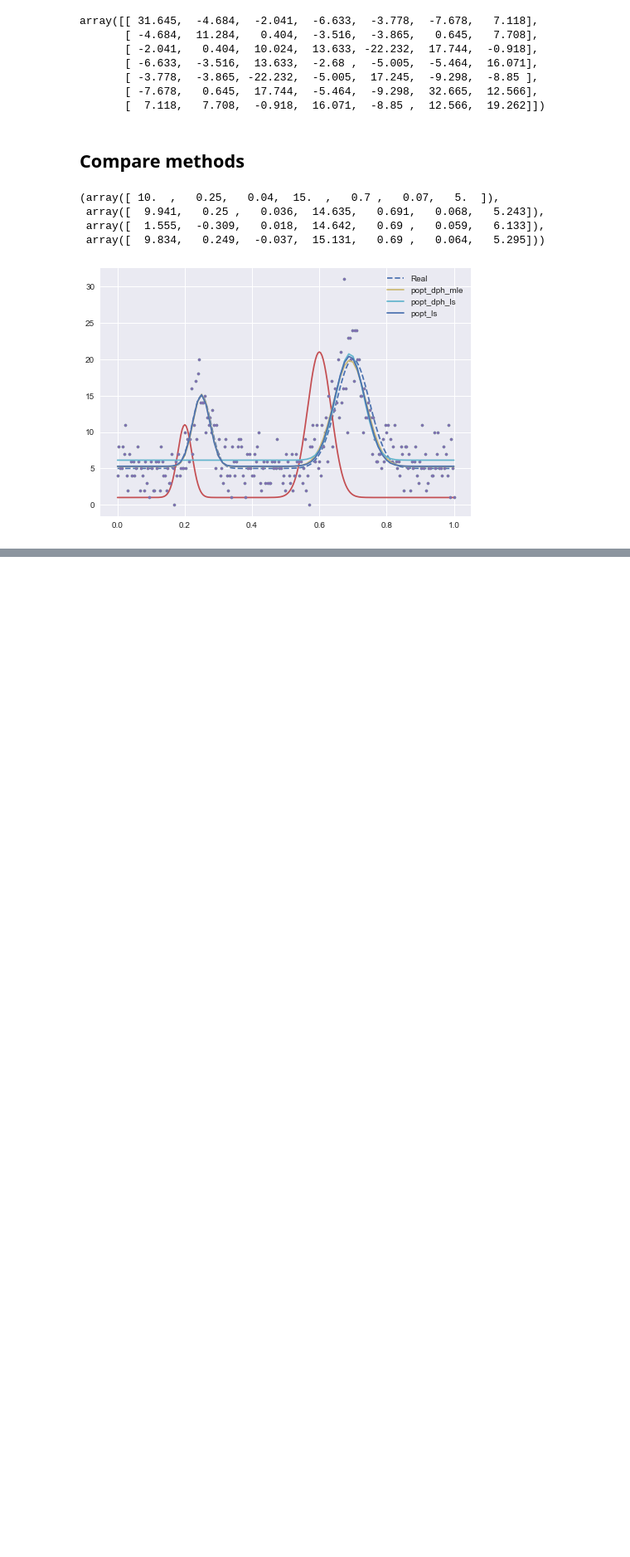
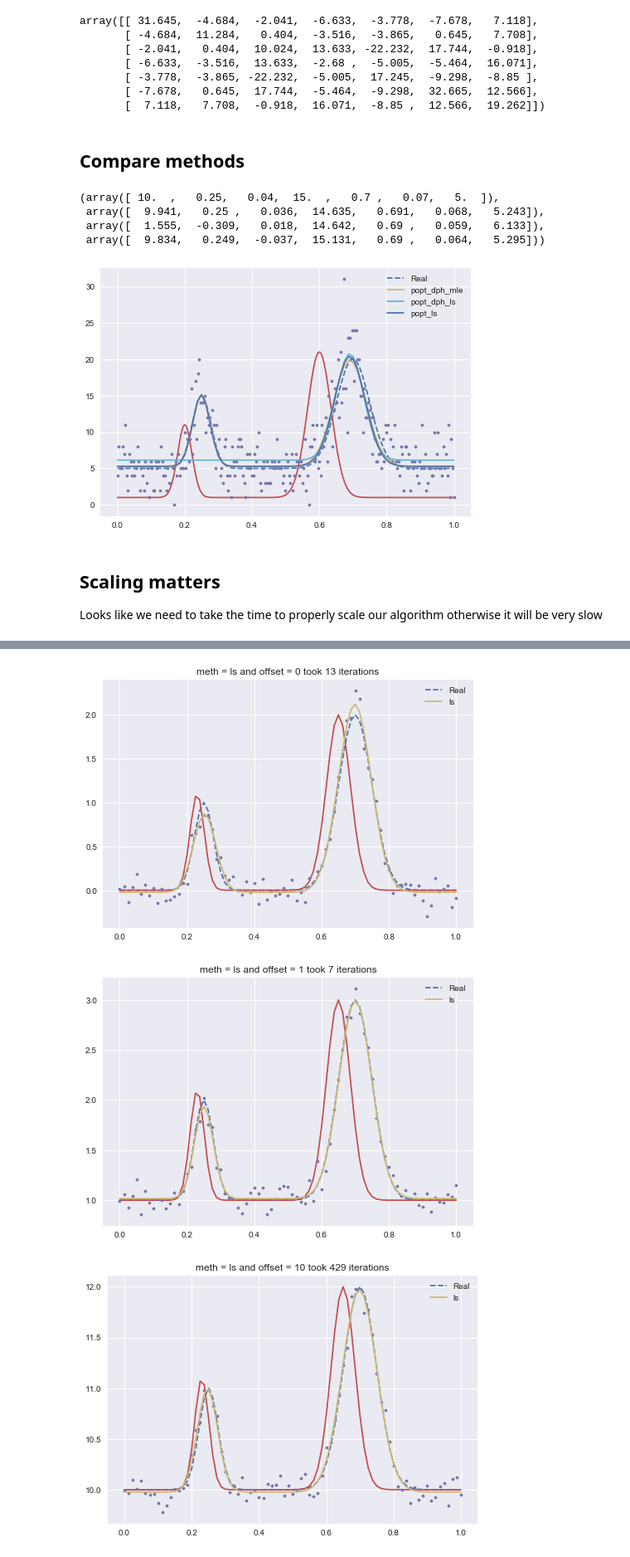
Before and after one commit to david-hoffman/peaks, a Jupyter notebook: notebooks/LM-MLE fitting in Python.ipynb, the cells around one changed output, grey strips where cells are left out. Shown at 83% size. Cells and saved outputs as stored; diff of their text form; code cells hidden in the pictures; blank space fills up the shorter version.

Commit message:
Update notebooks before implementing scaling

```diff
--- a/notebooks/LM-MLE fitting in Python.ipynb
+++ b/notebooks/LM-MLE fitting in Python.ipynb
@@ -776,4 +788,0 @@ infodict
-# %%
-y_fit_mle = test_func(x, *popt_dph_mle)
-plt.plot(x_mle, y_mle, ".")
-plt.plot(x, y_fit_mle)
@@ -891,3 +890,37 @@ plt.legend()
  array([  1.555,  -0.309,   0.018,  14.642,   0.69 ,   0.059,   6.133]),
  array([  9.834,   0.249,  -0.037,  15.131,   0.69 ,   0.064,   5.295]))
 [figure]
+# %% [markdown]
+## Scaling matters
+
+Looks like we need to take the time to properly scale our algorithm otherwise it will be very slow
+# %%
+for meth in ("ls", "lm"):
+    for offset in (0, 1, 10, 100):
+        plt.figure()
+        preal_ls = np.array([1, 0.25, .04, 2, 0.7, 0.07, offset])
+        pguess_ls = np.array([ 1.1  ,  0.23,  0.03,  2.  ,  0.65 ,  0.05 ,  offset])
+
+        x_ls = np.linspace(0,1, 81)
+        y_real_ls = test_func(x_ls, *preal_ls)
+
+        plt.plot(x_ls, y_real_ls, "--", label="Real")
+
+        y_ls = y_real_ls + np.random.randn(len(y_real_ls))*0.1
+
+        y_guess_ls = test_func(x_ls, *pguess_ls)
+        plt.plot(x_ls, y_ls, ".")
+        plt.plot(x_ls, y_guess_ls)
+
+        plt.plot(x_ls, y_ls, ".")
+        def opt():
+            return curve_fit_dph(
+                        test_func, x_ls, y_ls, p0=pguess, full_output=True,
+                        jac=test_func_jac, method=meth)
+        popt, pcov, infodict, errmsg, ier = opt()
+        y_fit_ls = test_func(x, *popt)
+        plt.plot(x, y_fit_ls, label=meth)
+        plt.title("meth = {} and offset = {} took {} iterations".format(meth, offset, infodict["nfev"]))
+        %timeit opt()
+        plt.legend()
+# %% [output]
@@ -893,0 +935,3 @@ plt.legend()
+[figure, added]
+[figure, added]
+[figure, added]
```
Also changed, not shown: parts of 8 cells of this notebook, 1 other file.
